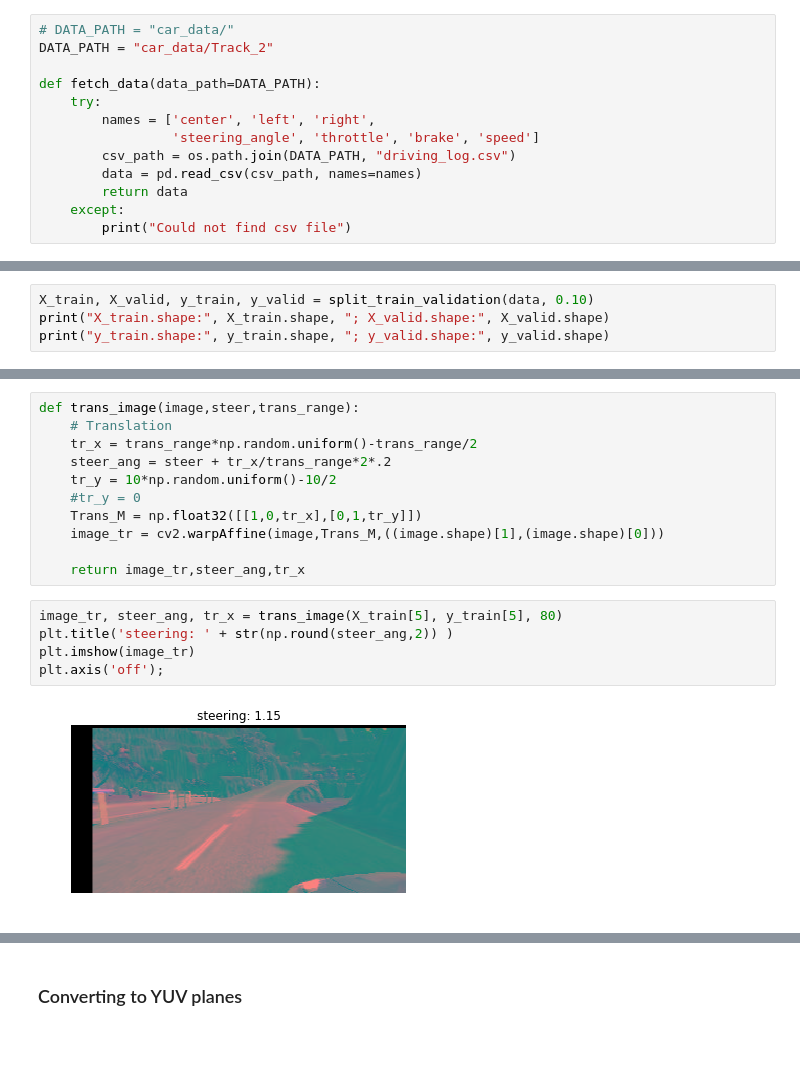
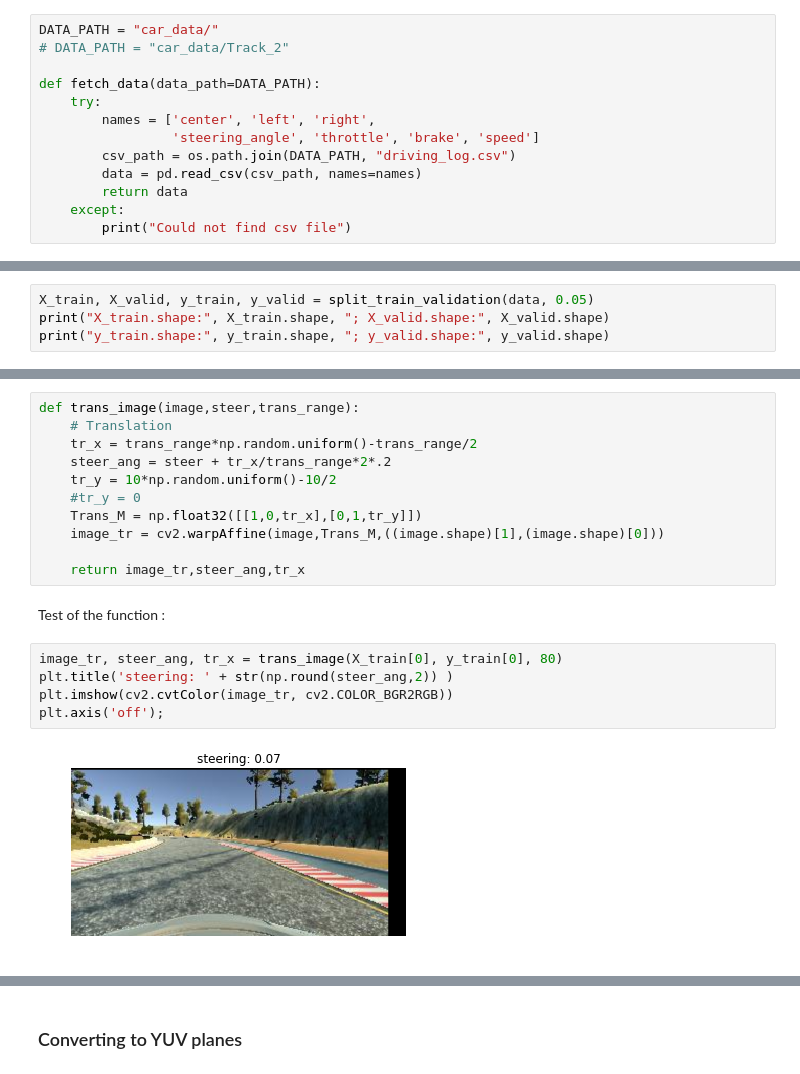
Before and after one commit to MelanVijayaratnam/self-driving, a Jupyter notebook: self-driving.ipynb, the cells around one changed output, grey strips where cells are left out. Drawn from its saved outputs; the diff is of its cells as text; blank space fills up the shorter version.

```diff
--- a/self-driving.ipynb
+++ b/self-driving.ipynb
@@ -59,8 +61,8 @@ print(keras.__version__ )
 # %% [markdown]
 <h3>Loading data generated</h3>
 # %%
-# DATA_PATH = "car_data/"
-DATA_PATH = "car_data/Track_2"
+DATA_PATH = "car_data/"
+# DATA_PATH = "car_data/Track_2"
 
 def fetch_data(data_path=DATA_PATH):
     try:
@@ -236,7 +238,7 @@ def split_train_validation(data, valid_ratio):
 
     return X_train, X_valid, y_train, y_valid
 # %%
-X_train, X_valid, y_train, y_valid = split_train_validation(data, 0.10)
+X_train, X_valid, y_train, y_valid = split_train_validation(data, 0.05)
 print("X_train.shape:", X_train.shape, "; X_valid.shape:", X_valid.shape)
 print("y_train.shape:", y_train.shape, "; y_valid.shape:", y_valid.shape)
 # %% [output]
@@ -342,13 +349,15 @@ def trans_image(image,steer,trans_range):
     image_tr = cv2.warpAffine(image,Trans_M,((image.shape)[1],(image.shape)[0]))
 
     return image_tr,steer_ang,tr_x
+# %% [markdown]
+Test of the function :
 # %%
-image_tr, steer_ang, tr_x = trans_image(X_train[5], y_train[5], 80)
+image_tr, steer_ang, tr_x = trans_image(X_train[0], y_train[0], 80)
 plt.title('steering: ' + str(np.round(steer_ang,2)) )
-plt.imshow(image_tr)
+plt.imshow(cv2.cvtColor(image_tr, cv2.COLOR_BGR2RGB))
 plt.axis('off');
 # %% [output]
-[figure, old version]
+[figure, new version]
 # %%
 X_shift = []
 y_shift = []
```
Also changed, not shown: parts of 26 cells of this notebook.
